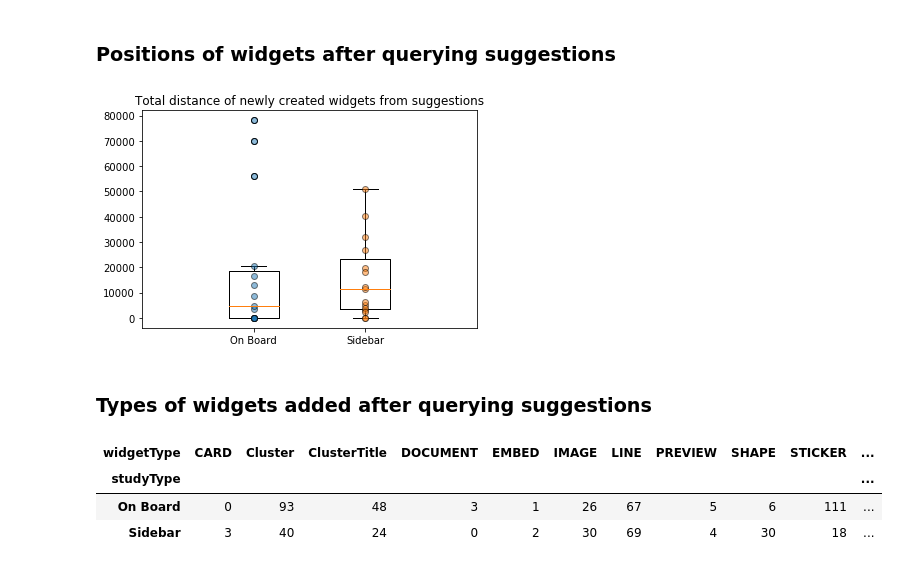
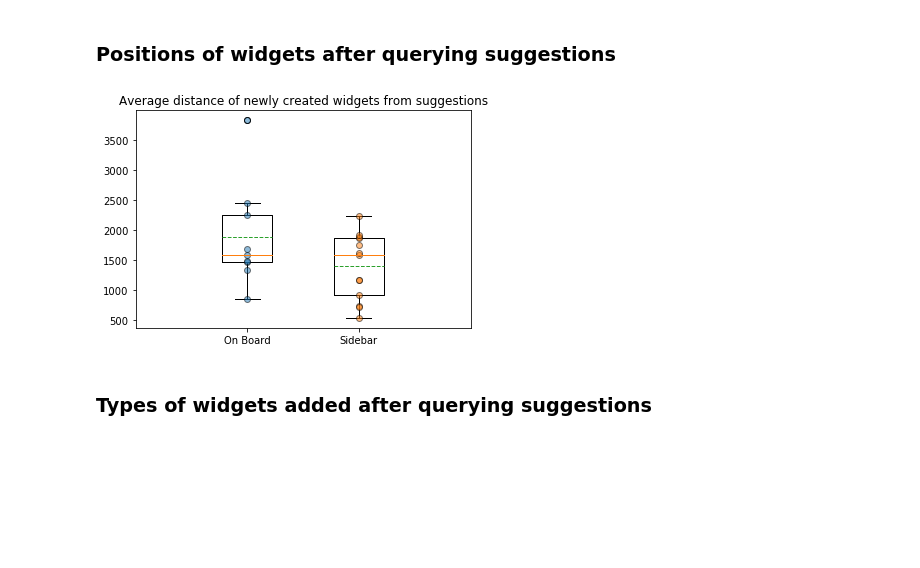
Before and after one commit to creativecolab/IntegratedSearch, a Jupyter notebook: DataAnalysis/DataCollection.ipynb, the cells around one changed output. Saved outputs shown, nothing was run; the diff lists cells and outputs as text; code cells hidden in the pictures; blank space fills up the shorter version.

```diff
--- a/DataAnalysis/DataCollection.ipynb
+++ b/DataAnalysis/DataCollection.ipynb
@@ -1180,16 +1198,19 @@ for boardId in boardInfo.index:
         positionX = item['positionX']
         positionY = item['positionY']
         totalDistance=None
+        numOfWidgets=None
         if item['clickedFromMiro']==1 and item['addedWidgets']==0:
             totalDistance=0
+            numOfWidgets=0
             for bounds in suggIntervalActivity['bounds']:
                 for bound in bounds:
                     totalDistance +=math.sqrt((positionX-bound['x'])**2 + (positionY-bound['y'])**2)
-        browser_df_joined.at[key, 'totalDistance'] = None if totalDistance==0 else totalDistance
+                    numOfWidgets+=1
+        browser_df_joined.at[key, 'averageDistance'] = None if totalDistance==0 or totalDistance is None else totalDistance/numOfWidgets
         browser_df_joined.at[key, 'addedWidgets']=suggIntervalActivity['addedWidgets'].sum()
         browser_df_joined.at[key, 'characterDiff']=suggIntervalActivity['charDiff'].sum()
         browser_df_joined.at[key, 'webpagesOpened'] = webpageIntervalActivity[webpageIntervalActivity['isQuery'] == False]['isQuery'].count()
-browser_df_joined#[browser_df_joined['parentWidgetTypes'].notna()]
+browser_df_joined[(browser_df_joined['addedWidgets']>1) & (browser_df_joined['clickedFromMiro']==1)]
 # %% [output]
 A value is trying to be set on a copy of a slice from a DataFrame.
 Try using .loc[row_indexer,col_indexer] = value instead
@@ -1213,17 +1234,17 @@ See the caveats in the documentation: https://pandas.pydata.org/pandas-docs/stab
 ### Positions of widgets after querying suggestions
 # %%
 f, ax = plt.subplots()
-ax.boxplot(browser_df_joined[browser_df_joined['studyType']=='On Board'].groupby('boardId')['totalDistance'].sum(),positions=[1/3])
-ax.boxplot(browser_df_joined[browser_df_joined['studyType']=='Sidebar'].groupby('boardId')['totalDistance'].sum(),positions=[2/3])
-ax.plot([1/3  for x in range(len(browser_df_joined[browser_df_joined['studyType']=='On Board'].groupby('boardId')['totalDistance'].sum()))], browser_df_joined[browser_df_joined['studyType']=='On Board'].groupby('boardId')['totalDistance'].sum(), 'o', markeredgecolor='k', alpha=0.5)
-ax.plot([2/3 for x in range(len(browser_df_joined[browser_df_joined['studyType']=='Sidebar'].groupby('boardId')['totalDistance'].sum()))], browser_df_joined[browser_df_joined['studyType']=='Sidebar'].groupby('boardId')['totalDistance'].sum(), 'o', markeredgecolor='k', alpha=0.5)
+ax.boxplot(browser_df_joined[browser_df_joined['studyType']=='On Board'].groupby('boardId')['averageDistance'].mean().dropna(),positions=[1/3], showmeans=True, meanline=True)
+ax.boxplot(browser_df_joined[browser_df_joined['studyType']=='Sidebar'].groupby('boardId')['averageDistance'].mean().dropna(),positions=[2/3], showmeans=True, meanline=True)
+ax.plot([1/3  for x in range(len(browser_df_joined[browser_df_joined['studyType']=='On Board'].groupby('boardId')['averageDistance'].mean()))], browser_df_joined[browser_df_joined['studyType']=='On Board'].groupby('boardId')['averageDistance'].mean(), 'o', markeredgecolor='k', alpha=0.5)
+ax.plot([2/3 for x in range(len(browser_df_joined[browser_df_joined['studyType']=='Sidebar'].groupby('boardId')['averageDistance'].mean()))], browser_df_joined[browser_df_joined['studyType']=='Sidebar'].groupby('boardId')['averageDistance'].mean(), 'o', markeredgecolor='k', alpha=0.5)
 plt.xlim([0, 1])
 ax.set_xticks([1/3, 2/3])
 ax.set_xticklabels(['On Board', 'Sidebar'])
-ax.set_title('Total distance of newly created widgets from suggestions')
+ax.set_title('Average distance of newly created widgets from suggestions')
 plt.show()
 # %% [output]
-[figure, old version]
+[figure, new version]
 # %% [markdown]
 ### Types of widgets added after querying suggestions
 # %%
@@ -1252,13 +1275,6 @@ addedWidgetsTypes = pd.pivot_table(addedWidgets, values='count', index=['studyTy
 # ax.set_xticklabels(['On Board', 'Sidebar'])
 # ax.set_title('Total distance of newly created widgets from suggestions')
 # plt.show()
-# %%
-addedWidgetsTypes
-# %% [output]
-| widgetType | CARD | Cluster | ClusterTitle | DOCUMENT | EMBED | IMAGE | LINE | PREVIEW | SHAPE | STICKER | ... |
-| studyType |  |  |  |  |  |  |  |  |  |  | ... |
-| On Board | 0 | 93 | 48 | 3 | 1 | 26 | 67 | 5 | 6 | 111 | ... |
-| Sidebar | 3 | 40 | 24 | 0 | 2 | 30 | 69 | 4 | 30 | 18 | ... |
 # %%
 fig, ax = plt.subplots()
 x = np.arange(len(addedWidgetsTypes.columns))
```
Also changed, not shown: parts of 21 cells of this notebook.
